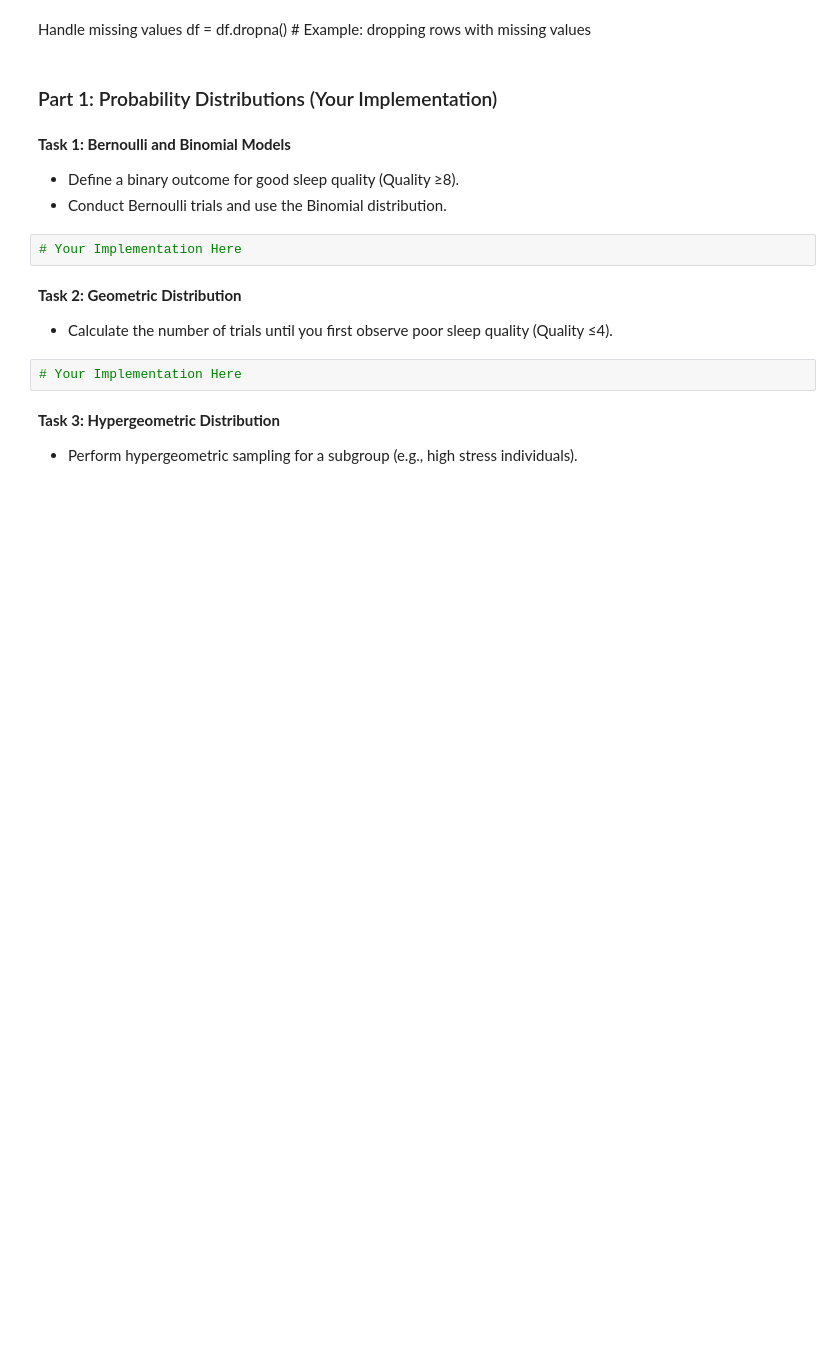
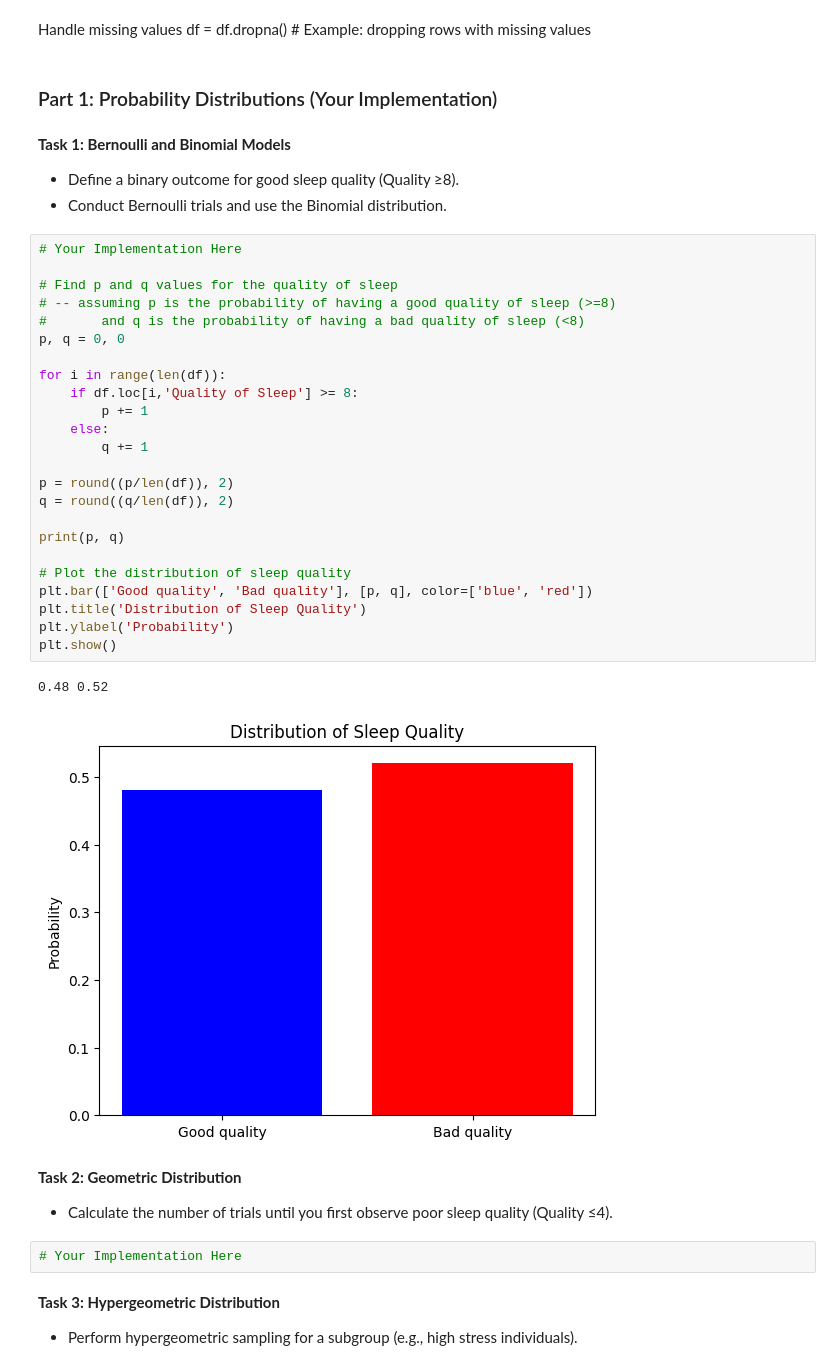
Before and after one commit to emochivo/Probability-in-Medical-Diagnostics-and-Sleep-Analysis, a Jupyter notebook: EE_381_AI_assignment.ipynb, the cells around one changed output. Saved outputs shown, nothing was run; the diff lists cells and outputs as text; blank space fills up the shorter version.

```diff
--- a/EE_381_AI_assignment.ipynb
+++ b/EE_381_AI_assignment.ipynb
@@ -38,8 +55,33 @@ df = df.dropna() # Example: dropping rows with missing values
 **Task 1: Bernoulli and Binomial Models**
 - Define a binary outcome for good sleep quality (Quality ≥8).
 - Conduct Bernoulli trials and use the Binomial distribution.
-# %%
-# Your Implementation Here
+# %%
+# Your Implementation Here
+
+# Find p and q values for the quality of sleep
+# -- assuming p is the probability of having a good quality of sleep (>=8)
+#       and q is the probability of having a bad quality of sleep (<8)
+p, q = 0, 0
+
+for i in range(len(df)):
+    if df.loc[i,'Quality of Sleep'] >= 8:
+        p += 1
+    else:
+        q += 1
+
+p = round((p/len(df)), 2)
+q = round((q/len(df)), 2)
+
+print(p, q)
+
+# Plot the distribution of sleep quality
+plt.bar(['Good quality', 'Bad quality'], [p, q], color=['blue', 'red'])
+plt.title('Distribution of Sleep Quality')
+plt.ylabel('Probability')
+plt.show()
+# %% [output]
+0.48 0.52
+[figure, added]
 # %% [markdown]
 **Task 2: Geometric Distribution**
 - Calculate the number of trials until you first observe poor sleep quality (Quality ≤4).
```
Also changed, not shown: parts of 4 cells of this notebook.
